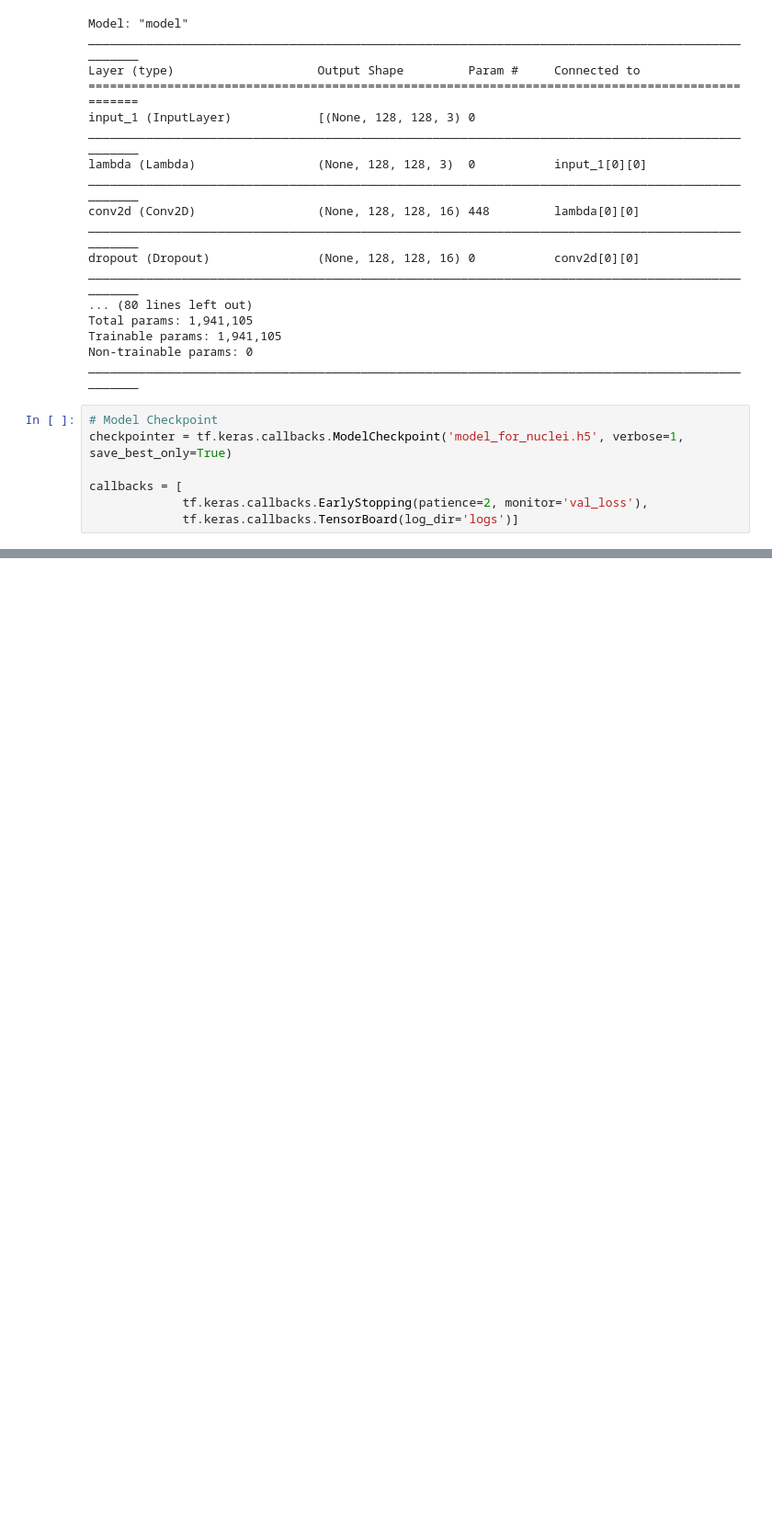
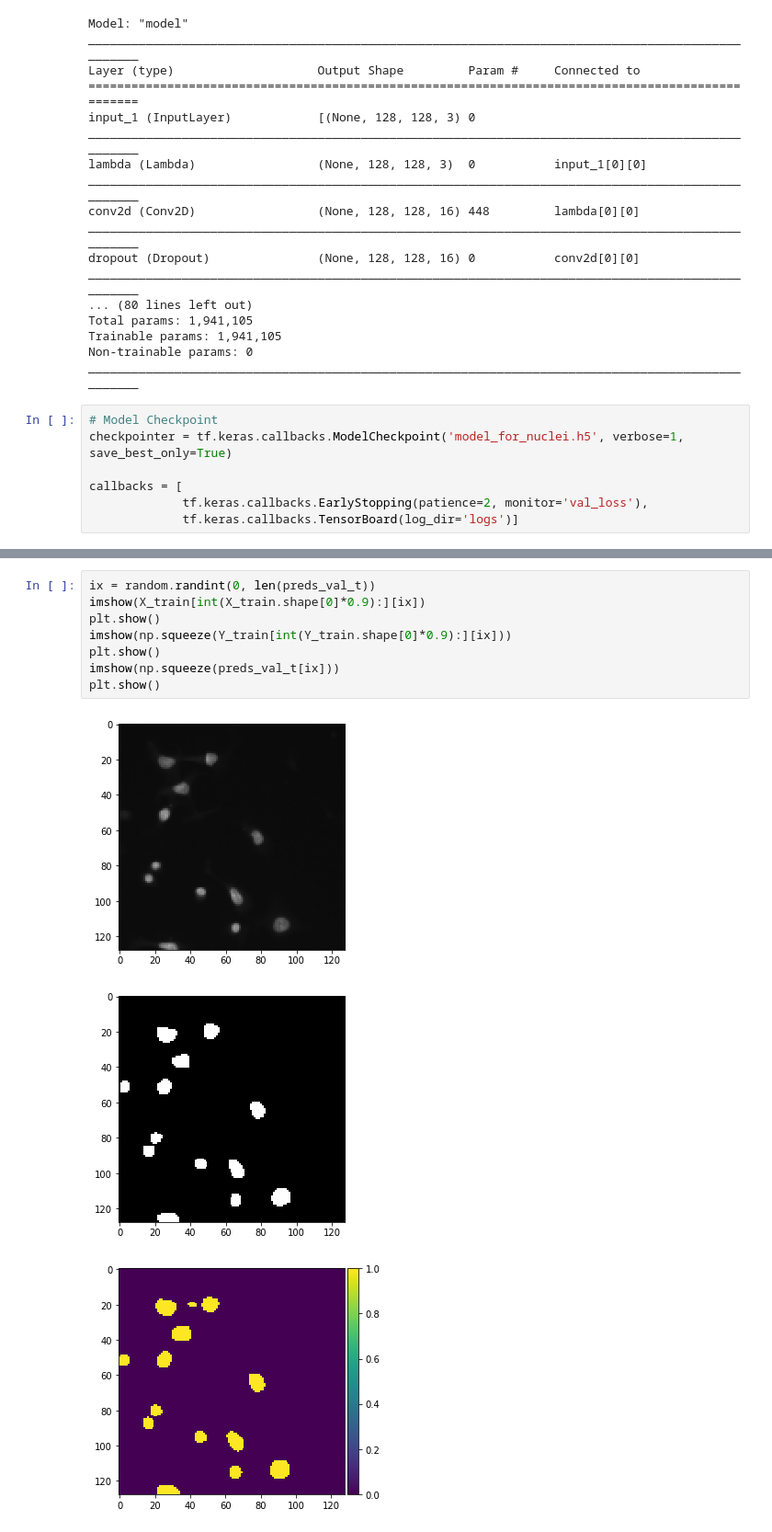
Before and after one commit to Eashwar-S/Semantic_Segmentation, a Jupyter notebook: Unet.ipynb, the cells around one changed output, grey strips where cells are left out. Shown: that part at 92% size. Saved outputs shown, nothing was run; the diff lists cells and outputs as text; blank space fills up the shorter version.

```diff
--- a/Unet.ipynb
+++ b/Unet.ipynb
@@ -198,0 +225,12 @@ Epoch 14/25
+# %%
+ix = random.randint(0, len(preds_val_t))
+imshow(X_train[int(X_train.shape[0]*0.9):][ix])
+plt.show()
+imshow(np.squeeze(Y_train[int(Y_train.shape[0]*0.9):][ix]))
+plt.show()
+imshow(np.squeeze(preds_val_t[ix]))
+plt.show()
+# %% [output]
+[figure, added]
+[figure, added]
+[figure, added]
```
Also changed, not shown: parts of 8 cells of this notebook, 8 other files.
